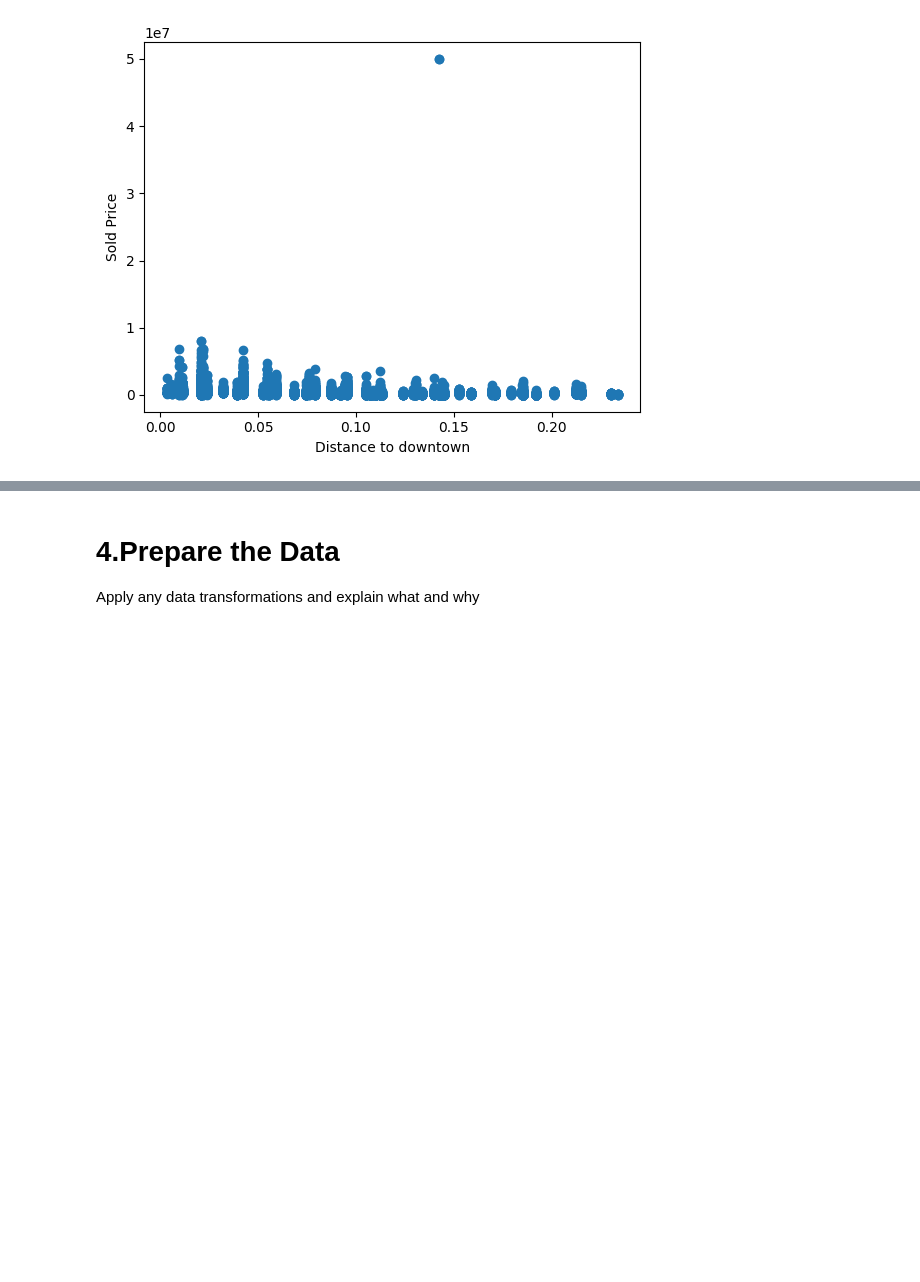
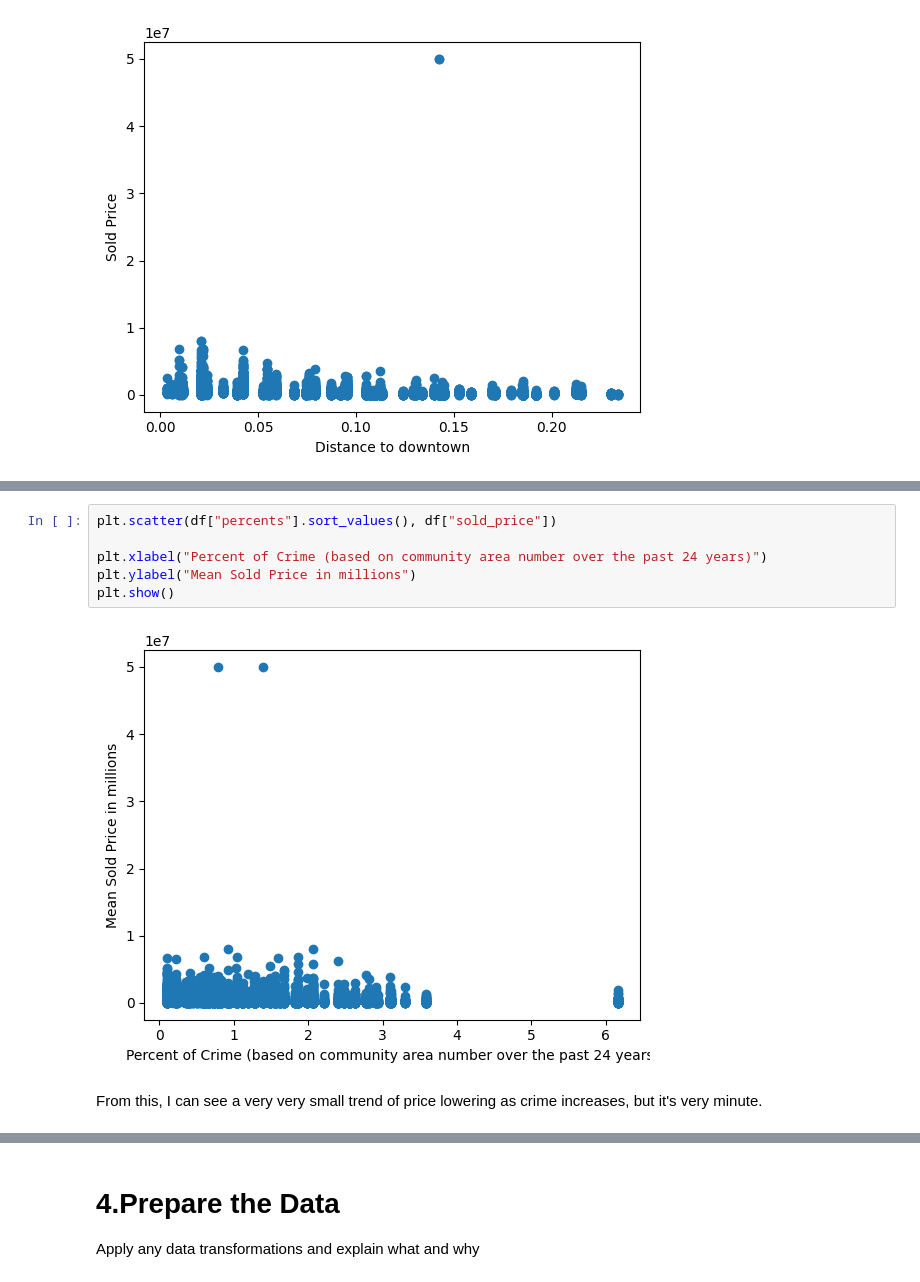
Before and after one commit to Kyra15/MachineLearningAHS, a Jupyter notebook: Project_2/Project_2.ipynb, the cells around one changed output, grey strips where cells are left out. Drawn from its saved outputs; the diff is of its cells as text; blank space fills up the shorter version.

```diff
--- a/Project_2/Project_2.ipynb
+++ b/Project_2/Project_2.ipynb
@@ -408,0 +488,10 @@ plt.show()
+# %%
+plt.scatter(df["percents"].sort_values(), df["sold_price"])
+
+plt.xlabel("Percent of Crime (based on community area number over the past 24 years)")
+plt.ylabel("Mean Sold Price in millions")
+plt.show()
+# %% [output]
+[figure, added]
+# %% [markdown]
+From this, I can see a very very small trend of price lowering as crime increases, but it's very minute.
```
Also changed, not shown: parts of 38 cells of this notebook.
